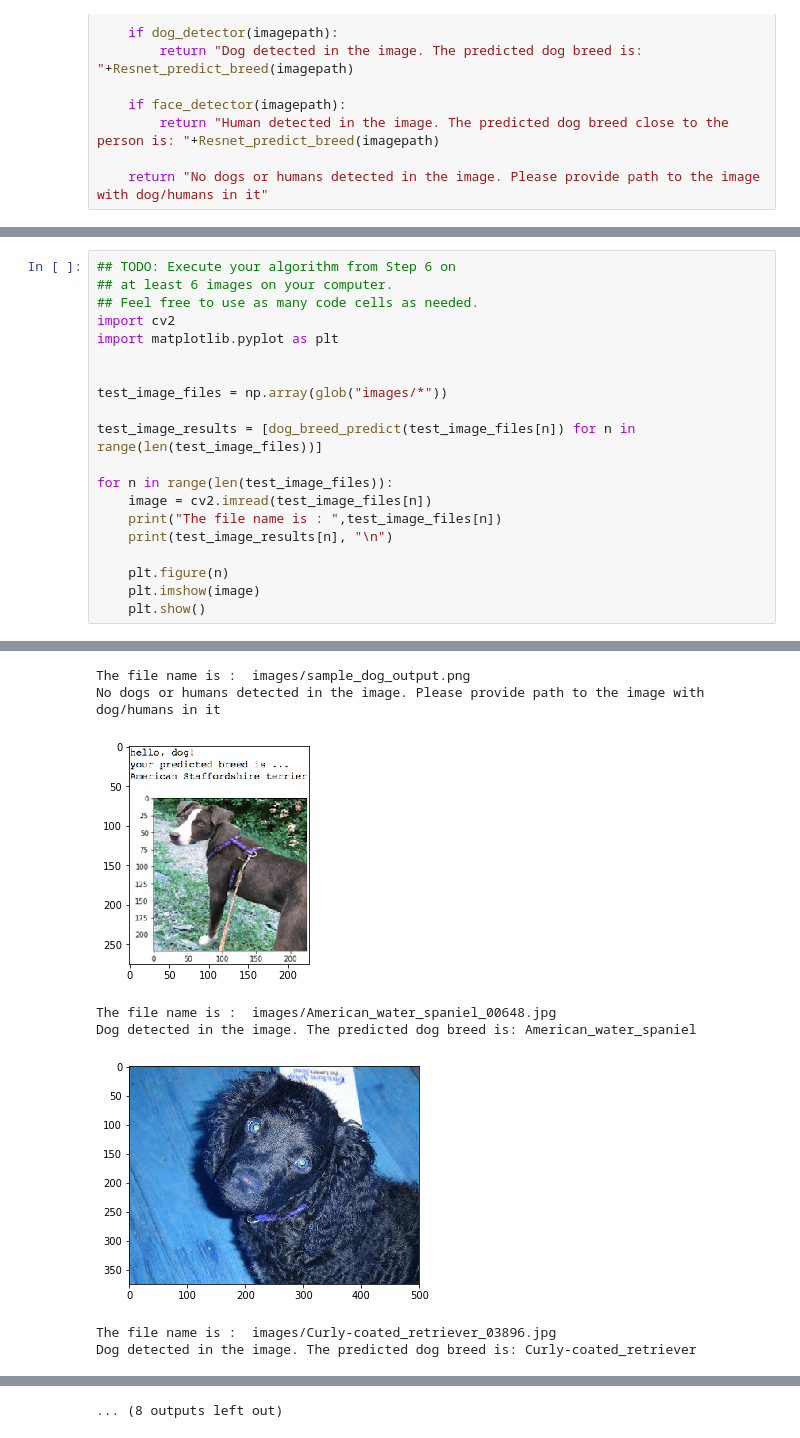
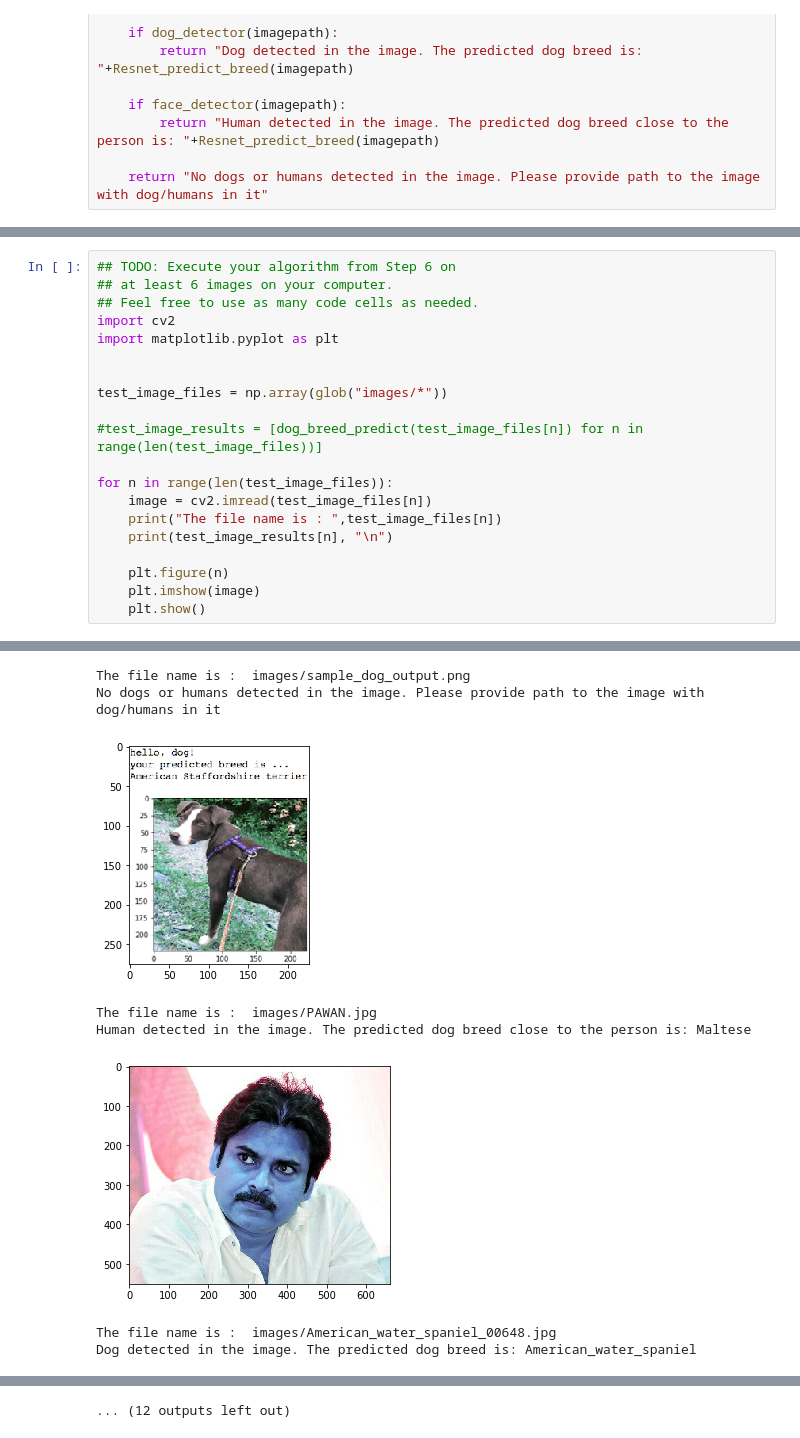
Before and after one commit to pranavvaidik/dog-project, a Jupyter notebook: dog_app.ipynb, the cells around one changed output, grey strips where cells are left out. Drawn from its saved outputs; the diff is of its cells as text.

Commit message:
add humanpicture results to the report

```diff
--- a/dog_app.ipynb
+++ b/dog_app.ipynb
@@ -768,36 +767,36 @@ __Answer:__ The model did better than I expected, working well with 9 out of the
 ## at least 6 images on your computer.
 ## Feel free to use as many code cells as needed.
 import cv2
 import matplotlib.pyplot as plt
 
 
 test_image_files = np.array(glob("images/*"))
 
-test_image_results = [dog_breed_predict(test_image_files[n]) for n in range(len(test_image_files))]
+#test_image_results = [dog_breed_predict(test_image_files[n]) for n in range(len(test_image_files))]
 
 for n in range(len(test_image_files)):
     image = cv2.imread(test_image_files[n])
     print("The file name is : ",test_image_files[n])
     print(test_image_results[n], "\n")
 
     plt.figure(n)
     plt.imshow(image)
     plt.show()
 # %% [output]
 The file name is :  images/sample_cnn.png
 No dogs or humans detected in the image. Please provide path to the image with dog/humans in it
 [figure]
 The file name is :  images/Labrador_retriever_06449.jpg
 Dog detected in the image. The predicted dog breed is: Labrador_retriever
 [figure]
 The file name is :  images/Brittany_02625.jpg
 Dog detected in the image. The predicted dog breed is: Brittany
 [figure]
 The file name is :  images/sample_dog_output.png
 No dogs or humans detected in the image. Please provide path to the image with dog/humans in it
 [figure]
-The file name is :  images/American_water_spaniel_00648.jpg
-Dog detected in the image. The predicted dog breed is: American_water_spaniel
+The file name is :  images/PAWAN.jpg
+Human detected in the image. The predicted dog breed close to the person is: Maltese
-[figure, old version]
+[figure, new version]
-The file name is :  images/Curly-coated_retriever_03896.jpg
-Dog detected in the image. The predicted dog breed is: Curly-coated_retriever
+The file name is :  images/American_water_spaniel_00648.jpg
+Dog detected in the image. The predicted dog breed is: American_water_spaniel
@@ -805 +804 @@ Dog detected in the image. The predicted dog breed is: Curly-coated_retriever
-... (8 outputs left out)
+... (12 outputs left out)
```
Also changed, not shown: parts of 6 cells of this notebook.
